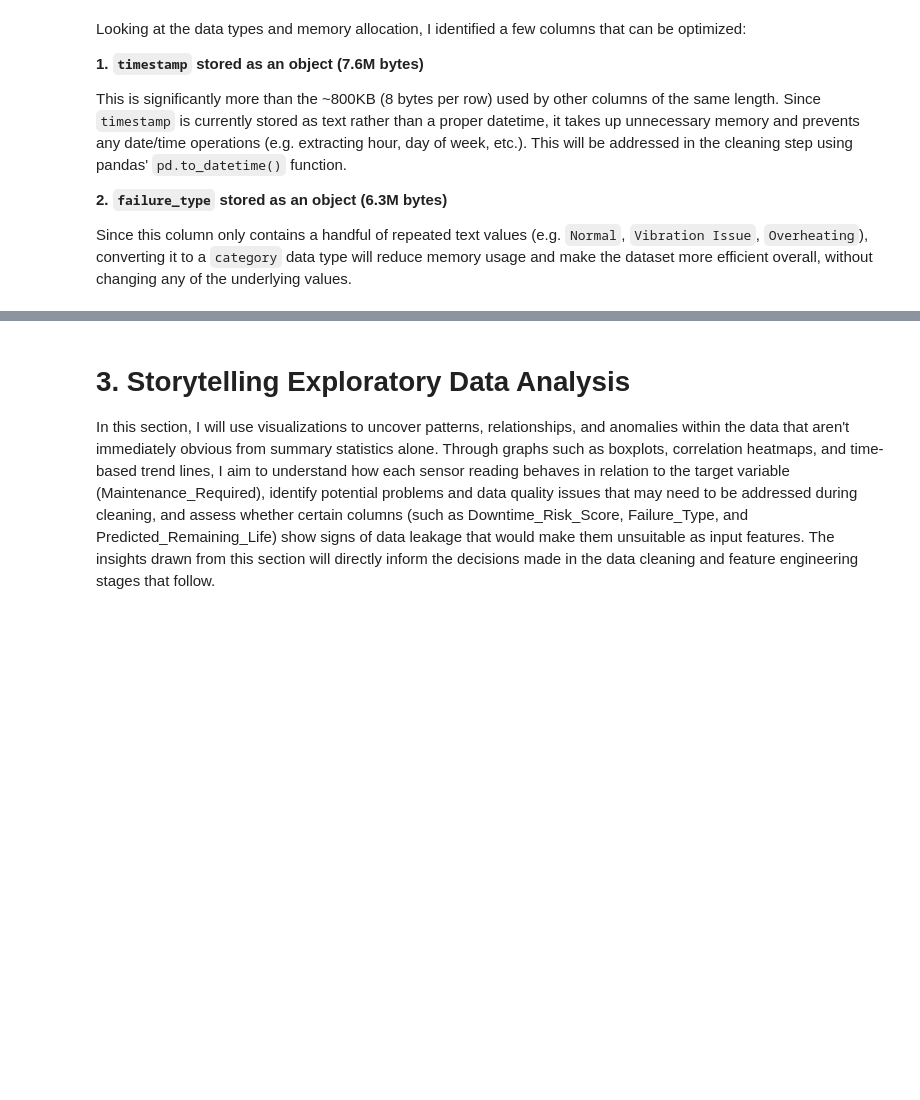
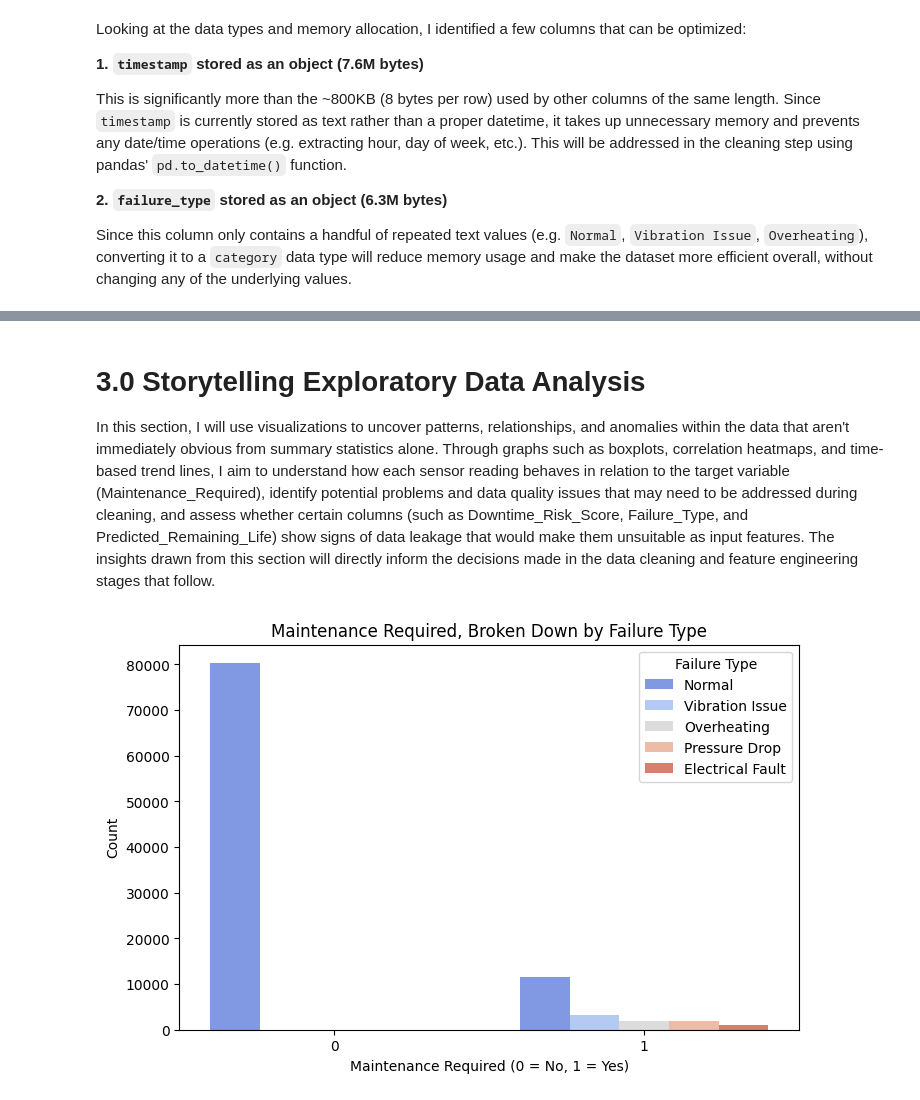
Before and after one commit to keoner/IT3385_mlops, a Jupyter notebook: notebooks/1.0_EDA.ipynb, the cells around one changed output, grey strips where cells are left out. Cells and saved outputs as stored; diff of their text form; code cells hidden in the pictures; blank space fills up the shorter version.

```diff
--- a/notebooks/1.0_EDA.ipynb
+++ b/notebooks/1.0_EDA.ipynb
@@ -252,3 +322,17 @@ Since this column only contains a handful of repeated text values (e.g. `Normal`
 # %% [markdown]
-# 3. Storytelling Exploratory Data Analysis
+# 3.0 Storytelling Exploratory Data Analysis
 In this section, I will use visualizations to uncover patterns, relationships, and anomalies within the data that aren't immediately obvious from summary statistics alone. Through graphs such as boxplots, correlation heatmaps, and time-based trend lines, I aim to understand how each sensor reading behaves in relation to the target variable (Maintenance_Required), identify potential problems and data quality issues that may need to be addressed during cleaning, and assess whether certain columns (such as Downtime_Risk_Score, Failure_Type, and Predicted_Remaining_Life) show signs of data leakage that would make them unsuitable as input features. The insights drawn from this section will directly inform the decisions made in the data cleaning and feature engineering stages that follow.
+# %%
+plt.figure(figsize=(8, 5))
+sns.countplot(
+    x='maintenance_required',
+    hue='failure_type',
+    data=df,
+    palette='coolwarm'
+)
+plt.title('Maintenance Required, Broken Down by Failure Type')plt.xlabel('Maintenance Required (0 = No, 1 = Yes)')
+plt.ylabel('Count')
+plt.legend(title='Failure Type')
+plt.show()
+# %% [output]
+[figure, added]
```
Also changed, not shown: parts of 26 cells of this notebook, 5 other files.
